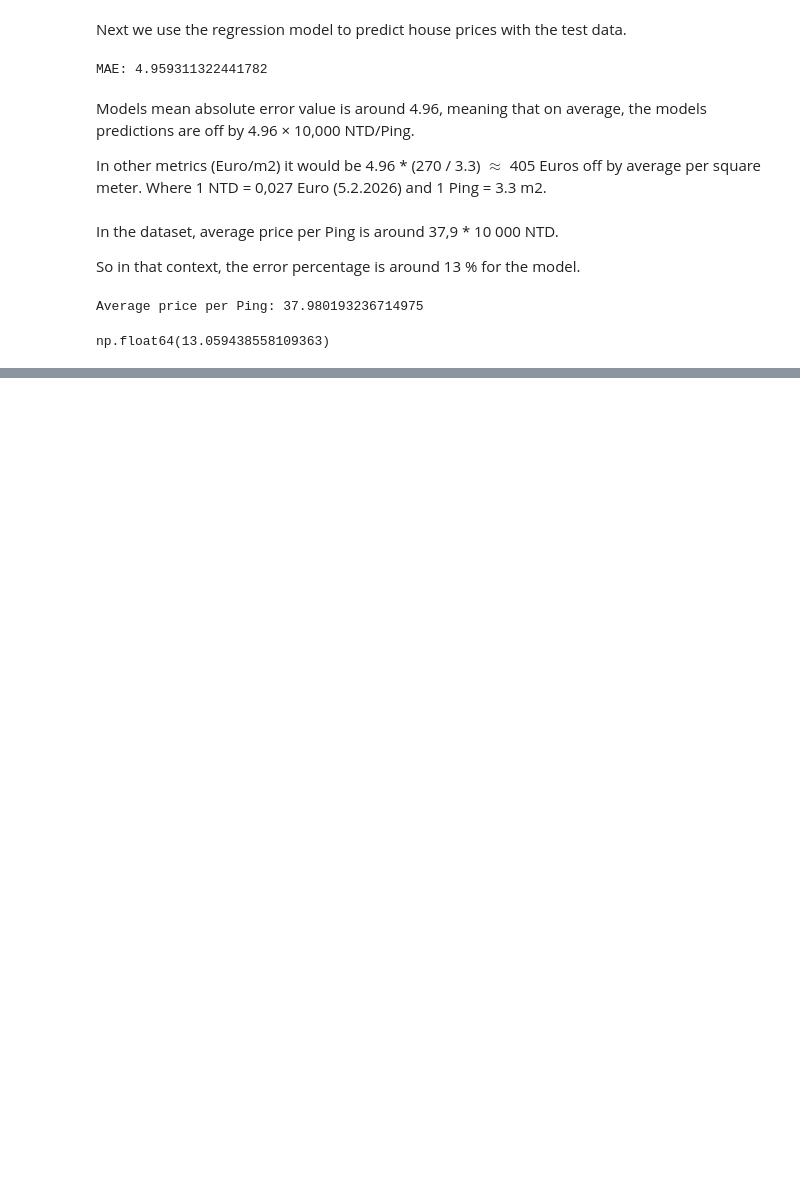
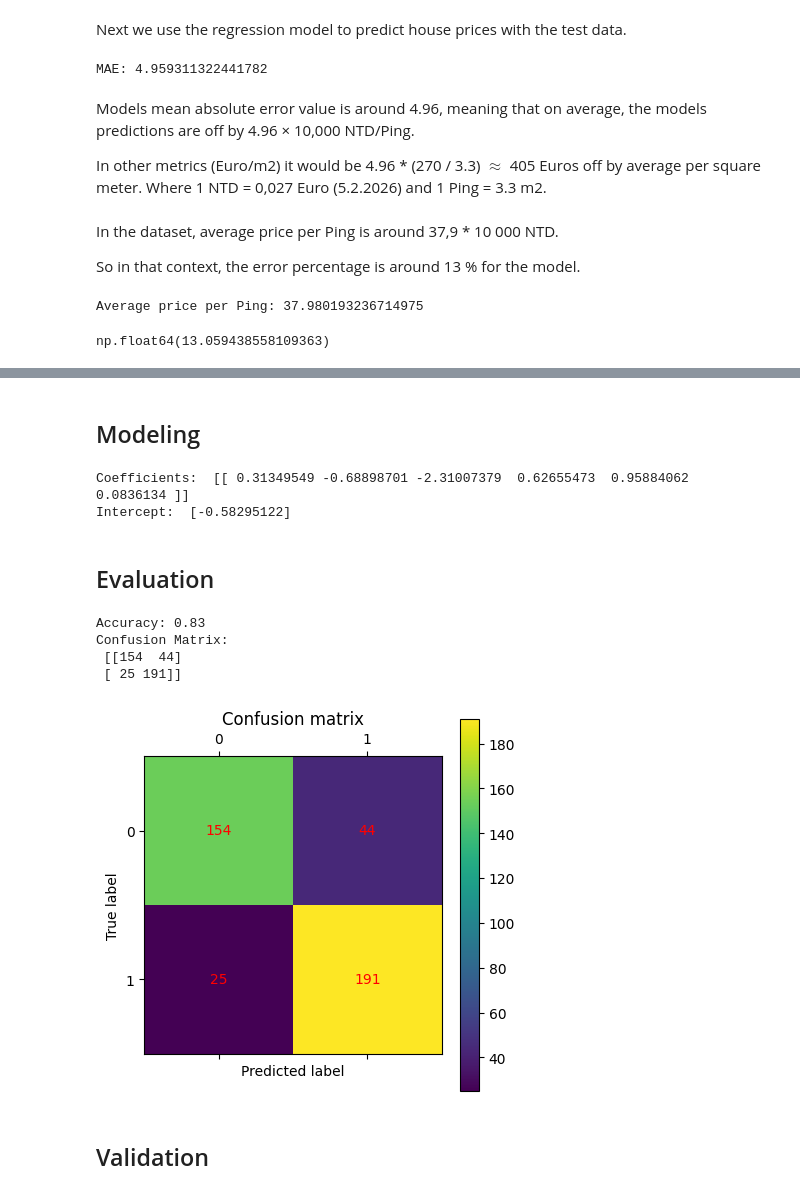
Before and after one commit to samuelms123/ML-tasks, a Jupyter notebook: task4/task4-pipeline.ipynb, the cells around one changed output, grey strips where cells are left out. Cells and saved outputs as stored; diff of their text form; code cells hidden in the pictures; blank space fills up the shorter version.

Commit message:
Add logistic regression model for predicting whether house price per area is over/equal or less than mean house price per area.

```diff
--- a/task4/task4-pipeline.ipynb
+++ b/task4/task4-pipeline.ipynb
@@ -195,0 +242,57 @@ np.float64(13.059438558109363)
+# %%
+X_train, X_test, y_train, y_test = train_test_split(
+    X, y_binary_encoded, test_size=0.2, random_state=123
+)
+# %%
+scaler = StandardScaler()
+X_train_scaled = pd.DataFrame(scaler.fit_transform(X_train), columns=X_train.columns)
+X_test_scaled = pd.DataFrame(scaler.transform(X_test), columns=X_test.columns)
+# %% [markdown]
+## Modeling
+# %%
+from sklearn.linear_model import LogisticRegression
+
+# build and fit model
+reg = LogisticRegression(solver='lbfgs')
+reg.fit(X_train_scaled,y_train.values.ravel())
+
+print("Coefficients: ",reg.coef_)
+print("Intercept: ", reg.intercept_)
+# %% [output]
+Coefficients:  [[ 0.31349549 -0.68898701 -2.31007379  0.62655473  0.95884062  0.0836134 ]]
+Intercept:  [-0.58295122]
+# %% [markdown]
+## Evaluation
+# %%
+from sklearn.metrics import confusion_matrix
+# cross-validation
+from sklearn.model_selection import cross_val_predict
+from sklearn.metrics import accuracy_score
+
+y_pred = cross_val_predict(estimator=reg, X=X, y=y_binary_encoded.values.ravel(), cv=10)
+
+cm = confusion_matrix(y_binary_encoded.values.ravel(), y_pred)
+accuracy = accuracy_score(y_binary_encoded.values.ravel(), y_pred)
+
+print("Accuracy: %0.2f" % accuracy)
+print("Confusion Matrix:\n", cm)
+
+# visualize confusion matrix
+plt.matshow(cm)
+plt.title('Confusion matrix')
+plt.colorbar()
+plt.ylabel('True label')
+plt.xlabel('Predicted label')
+# include counts
+for i in range(2):
+    for j in range(2):
+        plt.text(j, i, cm[i, j], ha='center', va='center', color='red')
+plt.show()
+# %% [output]
+Accuracy: 0.83
+Confusion Matrix:
+ [[154  44]
+ [ 25 191]]
+[figure, added]
+# %% [markdown]
+## Validation
```
Also changed, not shown: parts of 6 cells of this notebook.
